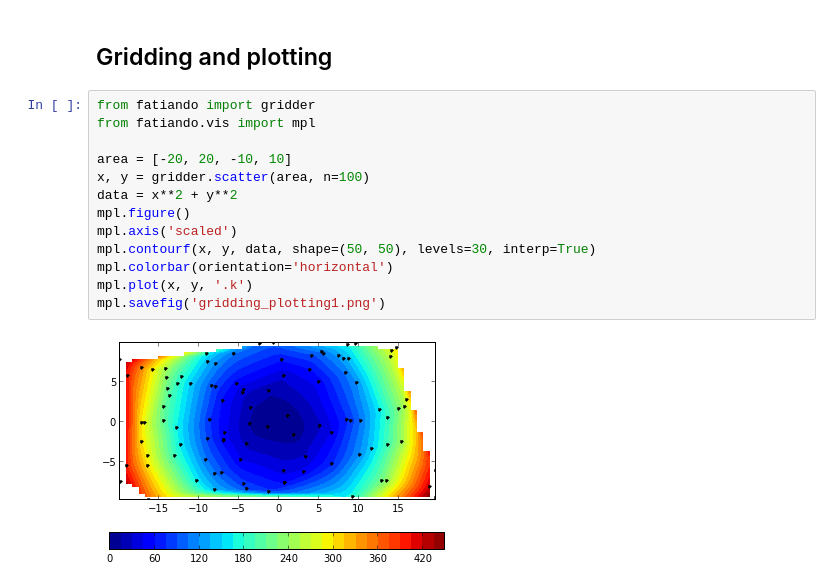
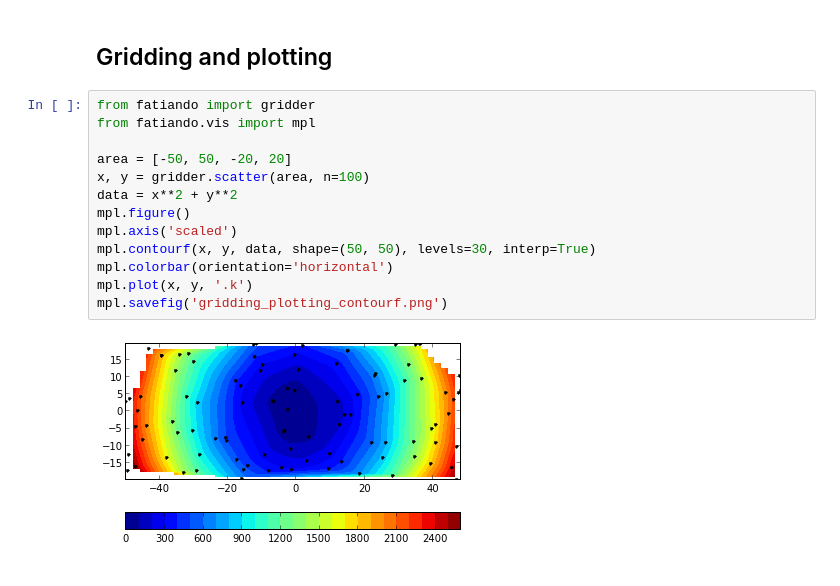
Before and after one commit to scipy-conference/scipy_proceedings, a Jupyter notebook: papers/leonardo_uieda/code_samples.ipynb, the cells around one changed output. Cells and saved outputs as stored; diff of their text form.

```diff
--- a/papers/leonardo_uieda/code_samples.ipynb
+++ b/papers/leonardo_uieda/code_samples.ipynb
@@ -12,15 +12,15 @@ Code included in the proceedings of the 2013 Scipy conference.
 # %%
 from fatiando import gridder
 from fatiando.vis import mpl
 
-area = [-20, 20, -10, 10]
+area = [-50, 50, -20, 20]
 x, y = gridder.scatter(area, n=100)
 data = x**2 + y**2
 mpl.figure()
 mpl.axis('scaled')
 mpl.contourf(x, y, data, shape=(50, 50), levels=30, interp=True)
 mpl.colorbar(orientation='horizontal')
 mpl.plot(x, y, '.k')
-mpl.savefig('gridding_plotting1.png')
+mpl.savefig('gridding_plotting_contourf.png')
 # %% [output]
-[figure, old version]
+[figure, new version]
```
Also changed, not shown: parts of 2 cells of this notebook, 1 other file.
